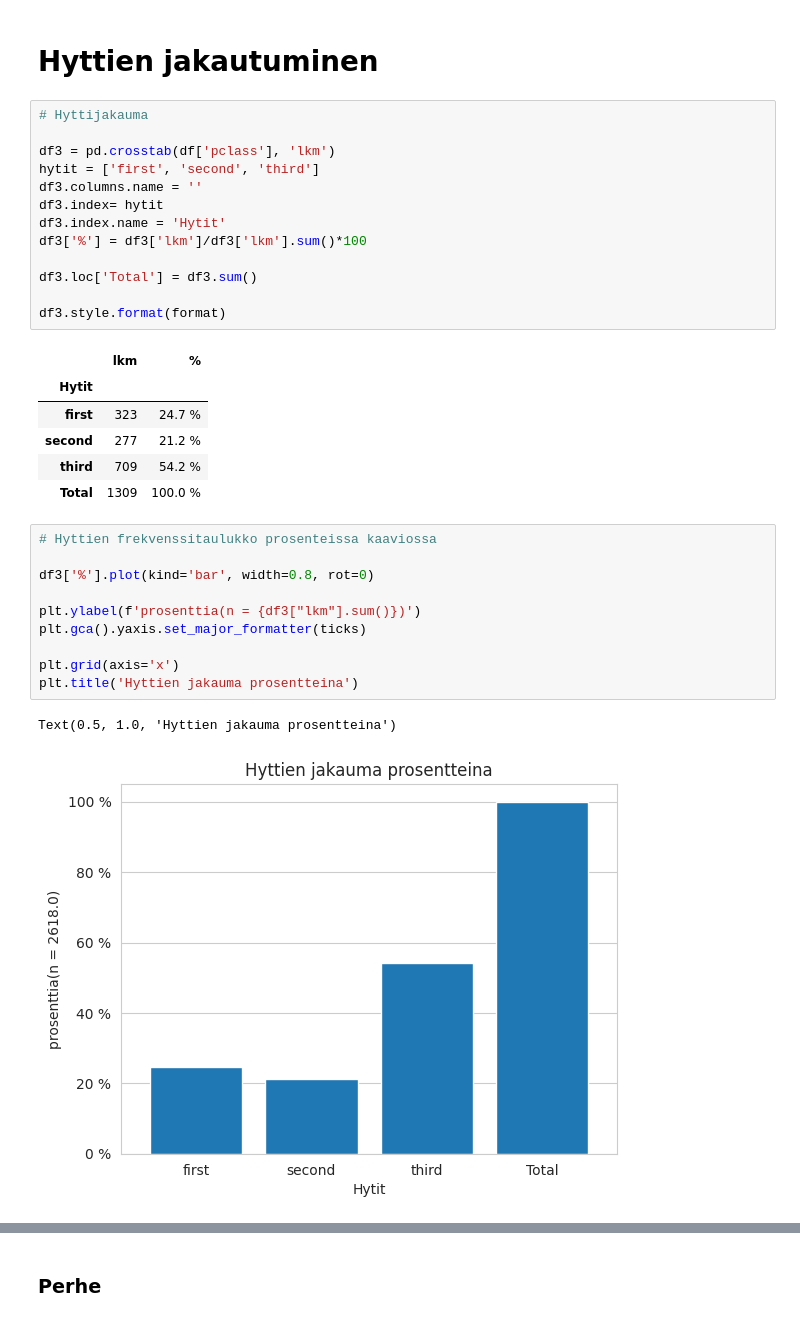
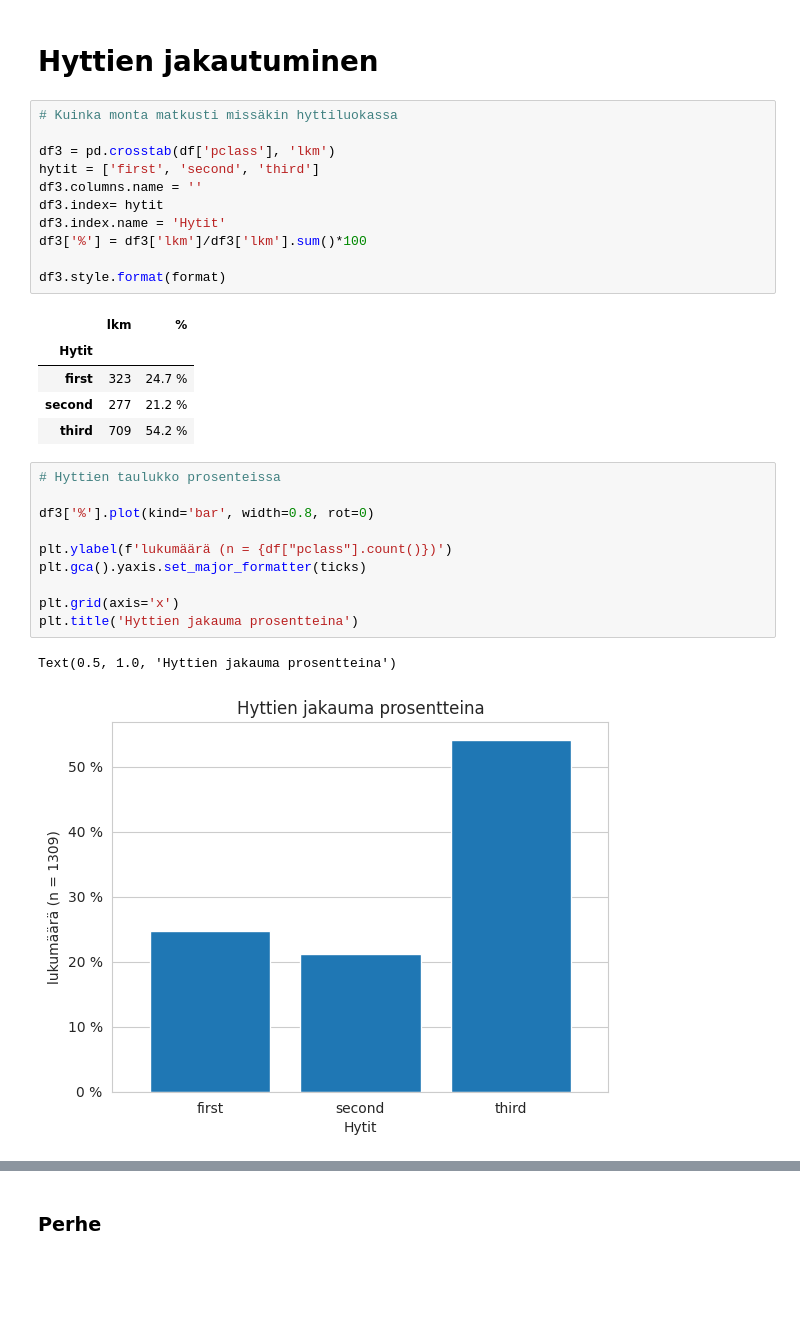
Before and after one commit to JennyMyy/Data-analytiikka, a Jupyter notebook: Titanic.ipynb, the cells around one changed output, grey strips where cells are left out. Cells and saved outputs as stored; diff of their text form; blank space fills up the shorter version.

```diff
--- a/Titanic.ipynb
+++ b/Titanic.ipynb
@@ -214,7 +199,7 @@ Titanicilla eniten selviytyi 20-30 vuotiaat, mutta myös menehtyi eniten. Edell
 # %% [markdown]
 # Hyttien jakautuminen
 # %%
-# Hyttijakauma
+# Kuinka monta matkusti missäkin hyttiluokassa
 
 df3 = pd.crosstab(df['pclass'], 'lkm')
 hytit = ['first', 'second', 'third']
@@ -223,8 +208,6 @@ df3.index= hytit
 df3.index.name = 'Hytit'
 df3['%'] = df3['lkm']/df3['lkm'].sum()*100
 
-df3.loc['Total'] = df3.sum()
-
 df3.style.format(format)
 # %% [output]
 |  | lkm | % |
@@ -232,18 +215,17 @@ df3.style.format(format)
 | first | 323 | 24.7 % |
 | second | 277 | 21.2 % |
 | third | 709 | 54.2 % |
-| Total | 1309 | 100.0 % |
 # %%
-# Hyttien frekvenssitaulukko prosenteissa kaaviossa
+# Hyttien taulukko prosenteissa
 
 df3['%'].plot(kind='bar', width=0.8, rot=0)
 
-plt.ylabel(f'prosenttia(n = {df3["lkm"].sum()})')
+plt.ylabel(f'lukumäärä (n = {df["pclass"].count()})')
 plt.gca().yaxis.set_major_formatter(ticks)
 
 plt.grid(axis='x')
 plt.title('Hyttien jakauma prosentteina')
 # %% [output]
 Text(0.5, 1.0, 'Hyttien jakauma prosentteina')
-[figure, old version]
+[figure, new version]
 # %% [markdown]
```
Also changed, not shown: parts of 18 cells of this notebook.
